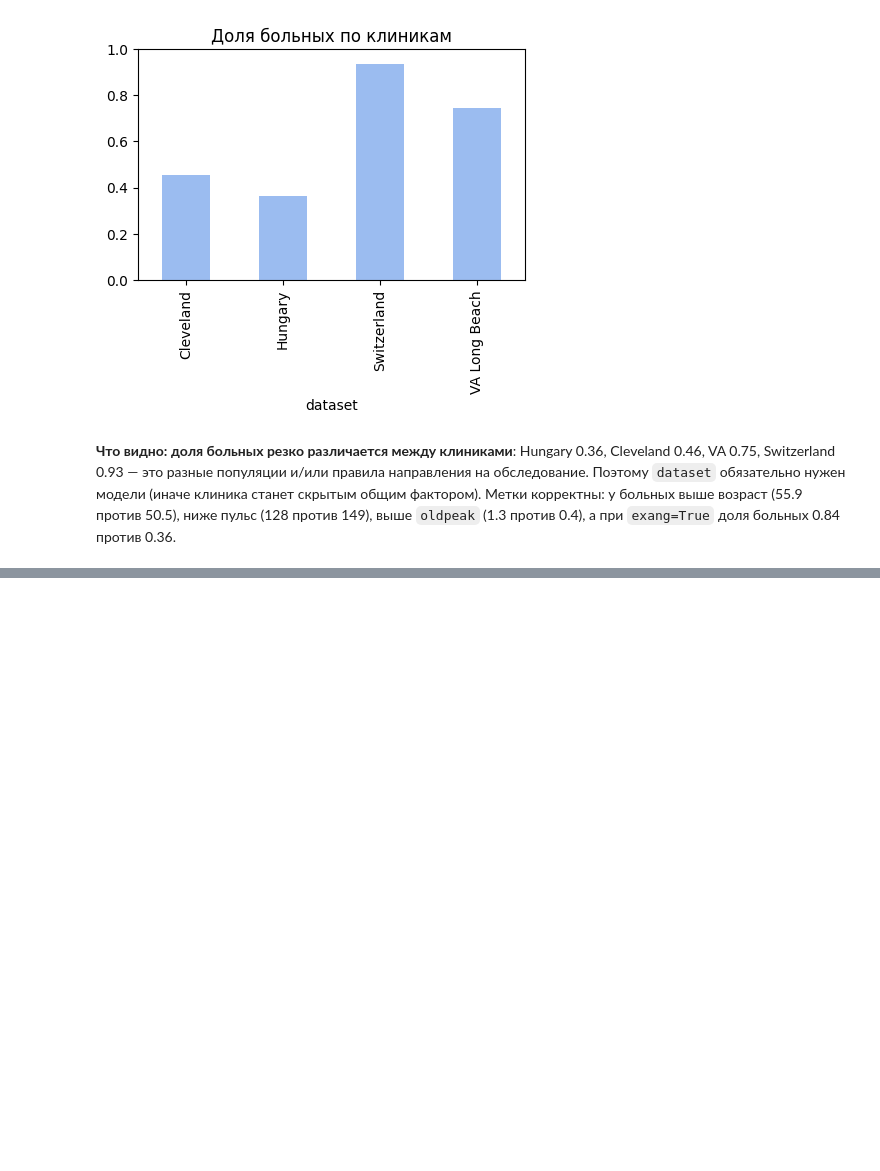
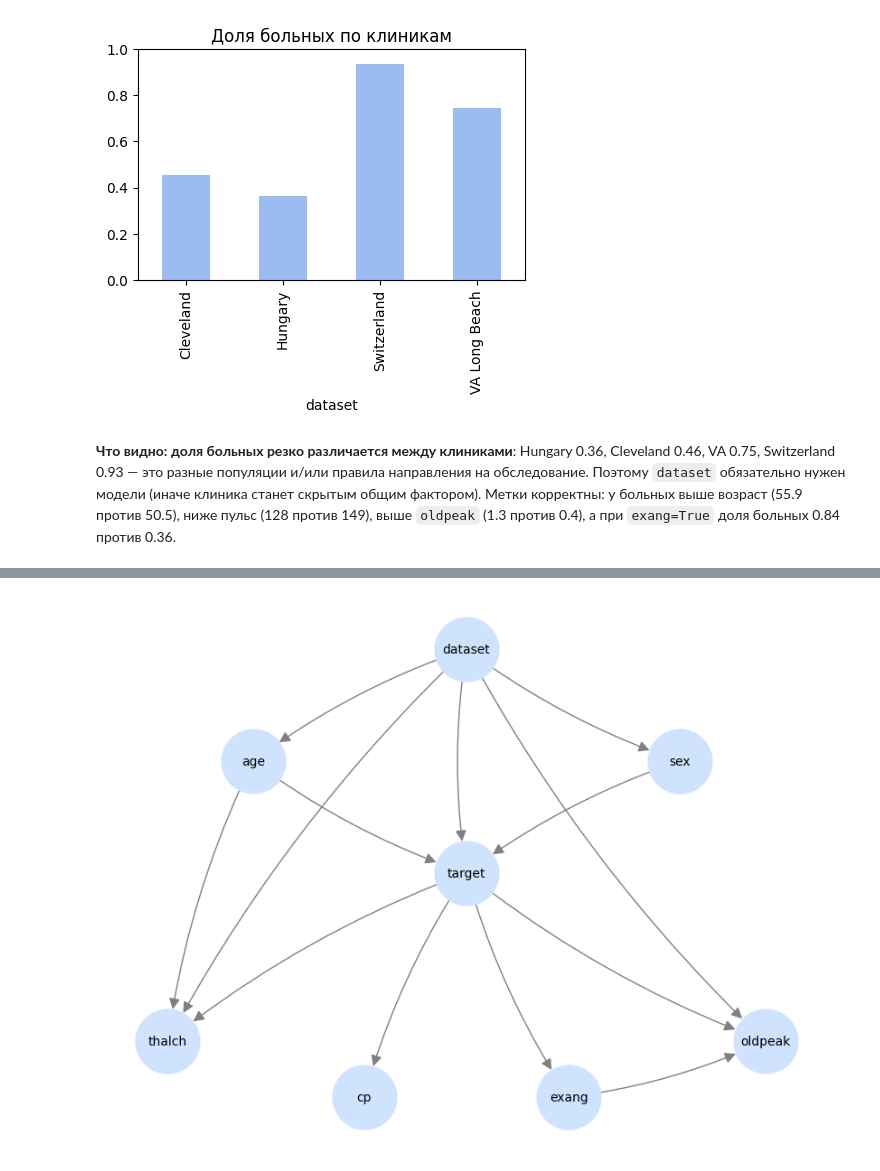
Before and after one commit to dalginichev1/ml_course_mai, a Jupyter notebook: bayesian/lab4.ipynb, the cells around one changed output, grey strips where cells are left out. Cells and saved outputs as stored; diff of their text form; code cells hidden in the pictures; blank space fills up the shorter version.

```diff
--- a/bayesian/lab4.ipynb
+++ b/bayesian/lab4.ipynb
@@ -199,0 +296,16 @@ True     0.16  0.84
+# %%
+df = pd.DataFrame({
+    'dataset': data.dataset.map({'Cleveland': 'Cleveland', 'Hungary': 'Hungary', 'Switzerland': 'Switzerland', 'VA Long Beach': 'VA'}),
+    'age':     pd.cut(data.age, [0, 50, 60, 120], labels=['<=50', '51-60', '>60']).astype(str),
+    'sex':     data.sex.map({'Female': 'F', 'Male': 'M'}),
+    'cp':      data.cp.map({'typical angina': 'typical', 'atypical angina': 'atypical',
+                            'non-anginal': 'nonanginal', 'asymptomatic': 'asympt'}),
+    'thalch':  pd.qcut(data.thalch, 3, labels=['low', 'mid', 'high']).astype(str),
+    'exang':   data.exang.map({False: 'no', True: 'yes'}),
+    'oldpeak': pd.cut(data.oldpeak, [-10, 0, 1.5, 10], labels=['<=0', '0-1.5', '>1.5']).astype(str),
+    'target':  np.where(data.num > 0, 'yes', 'no')})
+
+assert not df.isna().any().any() and not (df == 'nan').any().any()
+for c in df:
+    print(f'{c:8s}', df[c].value_counts().to_dict())
+print('\nСамое маленькое состояние:', min(df[c].value_counts().min() for c in df), 'пациентов')
@@ -199,0 +378,23 @@ True     0.16  0.84
+# %%
+edges = [('dataset','age'), ('dataset','sex'), ('dataset','target'), ('age','target'), ('sex','target'),
+         ('age','thalch'), ('dataset','thalch'), ('target','thalch'), ('target','cp'), ('target','exang'),
+         ('target','oldpeak'), ('exang','oldpeak'), ('dataset','oldpeak')]
+
+def build(edges):
+    m = BN(edges)
+    est = BayesianEstimator(m, df)
+    cpds = [est.estimate_cpd(node, prior_type='dirichlet', pseudo_counts=1) for node in m.nodes()]
+    m.add_cpds(*cpds)
+    assert m.check_model()
+    return m
+
+model = build(edges)
+
+pos = {'dataset': (0, 3), 'age': (-2.5, 2), 'sex': (2.5, 2), 'target': (0, 1),
+       'thalch': (-3.5, -0.5), 'cp': (-1.2, -1), 'exang': (1.2, -1), 'oldpeak': (3.5, -0.5)}
+plt.figure(figsize=(8, 6))
+nx.draw(nx.DiGraph(model.edges()), pos, with_labels=True, node_color='#cfe3ff', node_size=2600,
+        font_size=10, arrowsize=18, edge_color='gray', connectionstyle='arc3,rad=0.08')
+plt.show()
+# %% [output]
+[figure, added]
```
Also changed, not shown: parts of 18 cells of this notebook.
